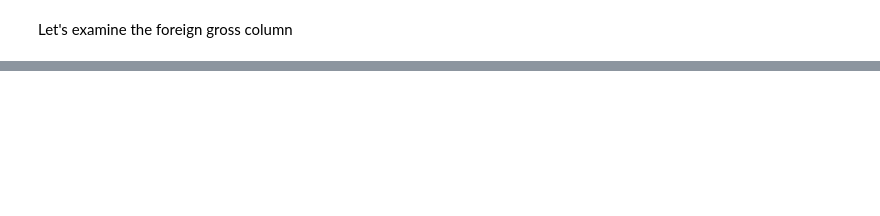
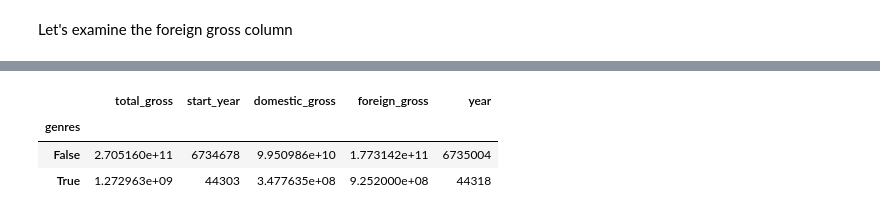
Before and after one commit to rahulakrish/movie_studio_recommendation, a Jupyter notebook: project_notebook.ipynb, the cells around one changed output, grey strips where cells are left out. Drawn from its saved outputs; the diff is of its cells as text; code cells hidden in the pictures; blank space fills up the shorter version.

```diff
--- a/project_notebook.ipynb
+++ b/project_notebook.ipynb
@@ -656,0 +543,3 @@ ValueError: key of type tuple not found and not a MultiIndex
+# %%
+new_df = movie_gross_df.groupby(['genres','total_gross']).sum()
+new_df.reset_index(inplace = True)
@@ -656,0 +566,7 @@ ValueError: key of type tuple not found and not a MultiIndex
+# %%
+new_df.groupby(new_df['genres'] == 'Action').sum()
+# %% [output]
+|  | total_gross | start_year | domestic_gross | foreign_gross | year |
+| genres |  |  |  |  |  |
+| False | 2.705160e+11 | 6734678 | 9.950986e+10 | 1.773142e+11 | 6735004 |
+| True | 1.272963e+09 | 44303 | 3.477635e+08 | 9.252000e+08 | 44318 |
```
Also changed, not shown: parts of 68 cells of this notebook.
